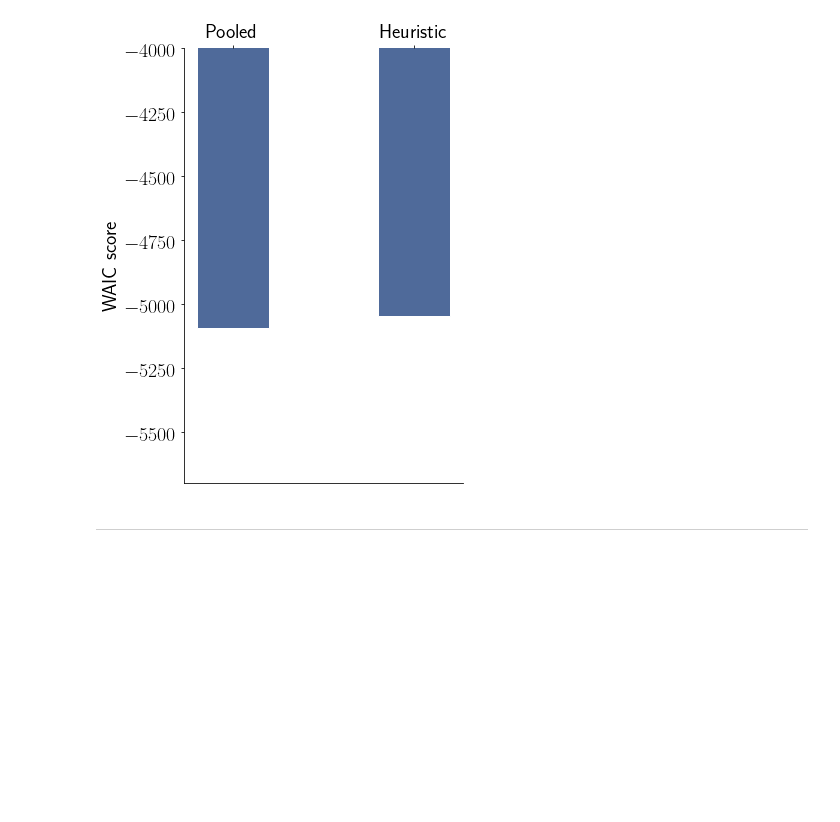
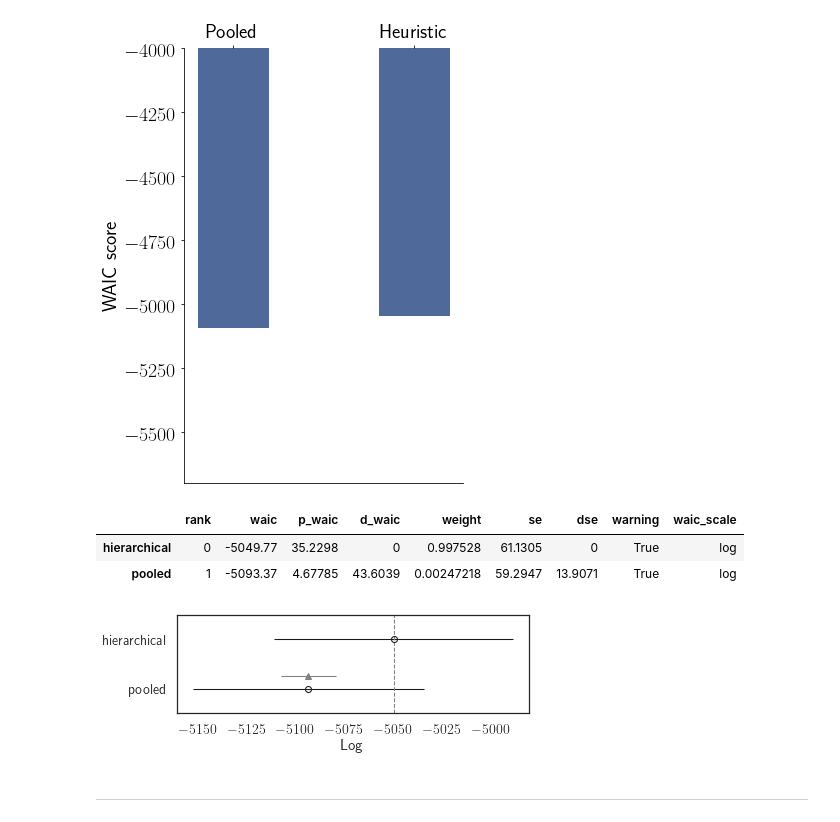
Before and after one commit to pradysepulveda/GraphModelTutorial, a Jupyter notebook: MCMCTutorial.ipynb, the cells around one changed output. Drawn from its saved outputs; the diff is of its cells as text; code cells hidden in the pictures; blank space fills up the shorter version.

```diff
--- a/MCMCTutorial.ipynb
+++ b/MCMCTutorial.ipynb
@@ -686,6 +717,15 @@ sns.despine()
 plt.show()
 # %% [output]
 [figure]
+# %%
+df_comp_loo = az.compare({"hierarchical":burned_trace_hier , "pooled":burned_trace },ic="waic")
+az.plot_compare(df_comp_loo, insample_dev=False);
+df_comp_loo
+# %% [output]
+|  | rank | waic | p_waic | d_waic | weight | se | dse | warning | waic_scale |
+| hierarchical | 0 | -5049.77 | 35.2298 | 0 | 0.997528 | 61.1305 | 0 | True | log |
+| pooled | 1 | -5093.37 | 4.67785 | 43.6039 | 0.00247218 | 59.2947 | 13.9071 | True | log |
+[figure, added]
 # %% [markdown]
  ------------------------------
 # %% [markdown]
```
Also changed, not shown: parts of 30 cells of this notebook, 4 other files.
